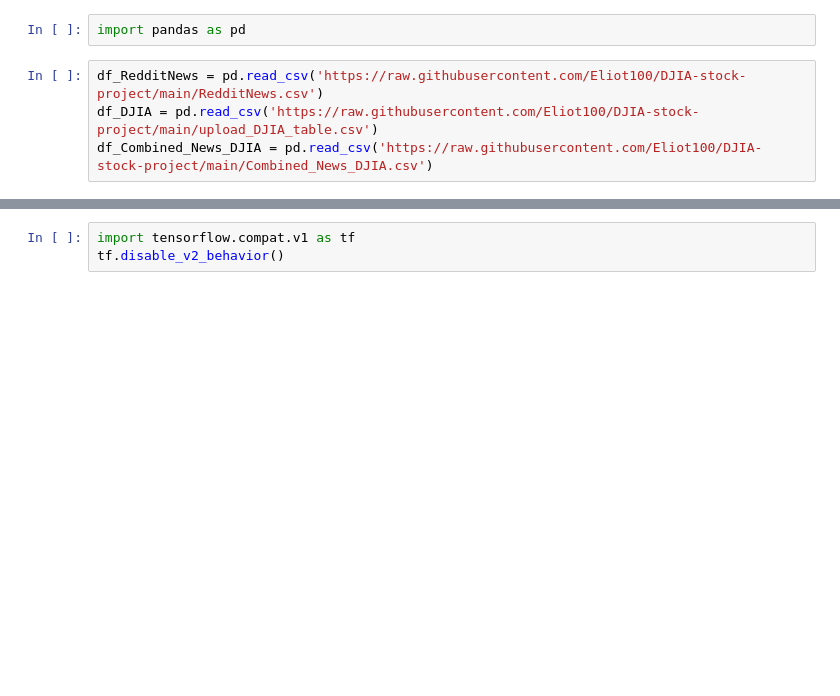
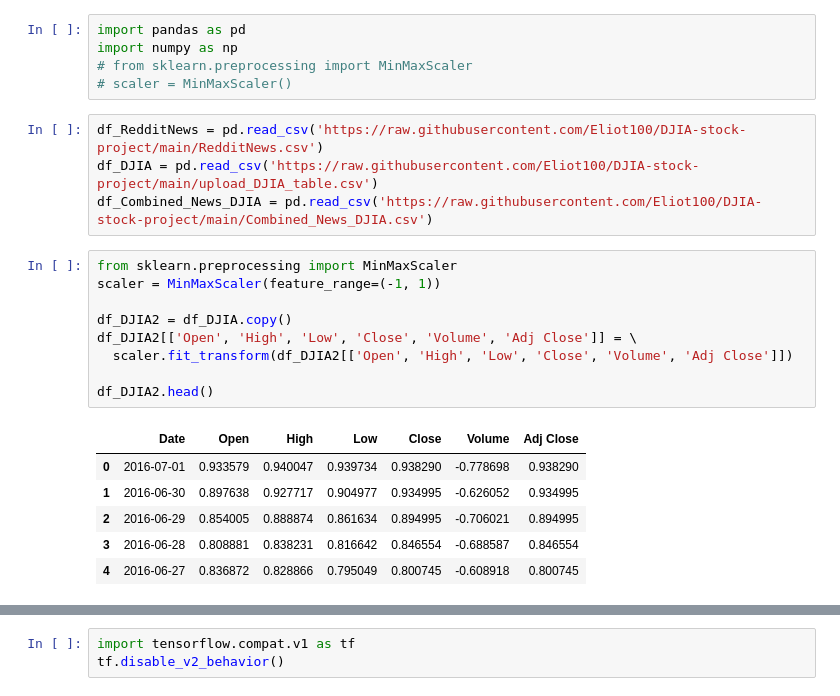
Before and after one commit to Eliot100/DJIA-stock-project, a Jupyter notebook: DJIA_stock_project.ipynb, the cells around one changed output, grey strips where cells are left out. Saved outputs shown, nothing was run; the diff lists cells and outputs as text; blank space fills up the shorter version.

```diff
--- a/DJIA_stock_project.ipynb
+++ b/DJIA_stock_project.ipynb
@@ -1,6 +1,25 @@
-# %%
-import pandas as pd
+# %%
+import pandas as pd
+import numpy as np
+# from sklearn.preprocessing import MinMaxScaler
+# scaler = MinMaxScaler()
 # %%
 df_RedditNews = pd.read_csv('https://raw.githubusercontent.com/Eliot100/DJIA-stock-project/main/RedditNews.csv')
 df_DJIA = pd.read_csv('https://raw.githubusercontent.com/Eliot100/DJIA-stock-project/main/upload_DJIA_table.csv')
 df_Combined_News_DJIA = pd.read_csv('https://raw.githubusercontent.com/Eliot100/DJIA-stock-project/main/Combined_News_DJIA.csv')
+# %%
+from sklearn.preprocessing import MinMaxScaler
+scaler = MinMaxScaler(feature_range=(-1, 1))
+
+df_DJIA2 = df_DJIA.copy()
+df_DJIA2[['Open', 'High', 'Low', 'Close', 'Volume', 'Adj Close']] = \
+  scaler.fit_transform(df_DJIA2[['Open', 'High', 'Low', 'Close', 'Volume', 'Adj Close']])
+
+df_DJIA2.head()
+# %% [output]
+|  | Date | Open | High | Low | Close | Volume | Adj Close |
+| 0 | 2016-07-01 | 0.933579 | 0.940047 | 0.939734 | 0.938290 | -0.778698 | 0.938290 |
+| 1 | 2016-06-30 | 0.897638 | 0.927717 | 0.904977 | 0.934995 | -0.626052 | 0.934995 |
+| 2 | 2016-06-29 | 0.854005 | 0.888874 | 0.861634 | 0.894995 | -0.706021 | 0.894995 |
+| 3 | 2016-06-28 | 0.808881 | 0.838231 | 0.816642 | 0.846554 | -0.688587 | 0.846554 |
+| 4 | 2016-06-27 | 0.836872 | 0.828866 | 0.795049 | 0.800745 | -0.608918 | 0.800745 |
```
Also changed, not shown: parts of 24 cells of this notebook.
